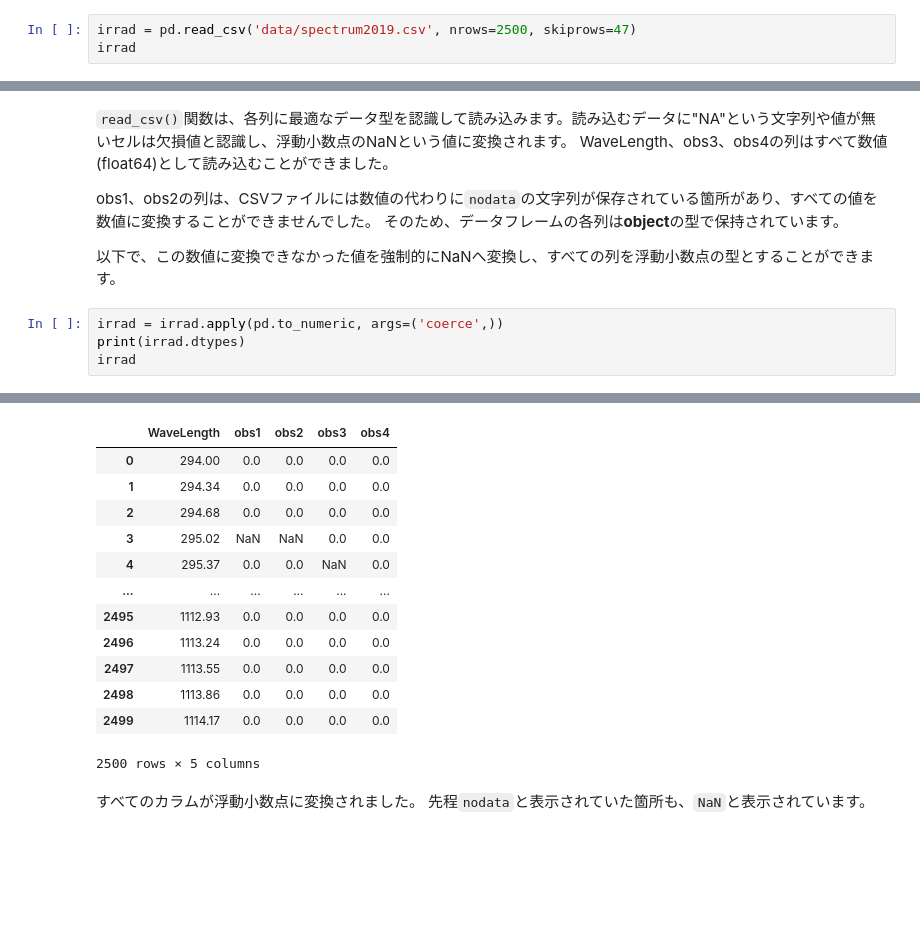
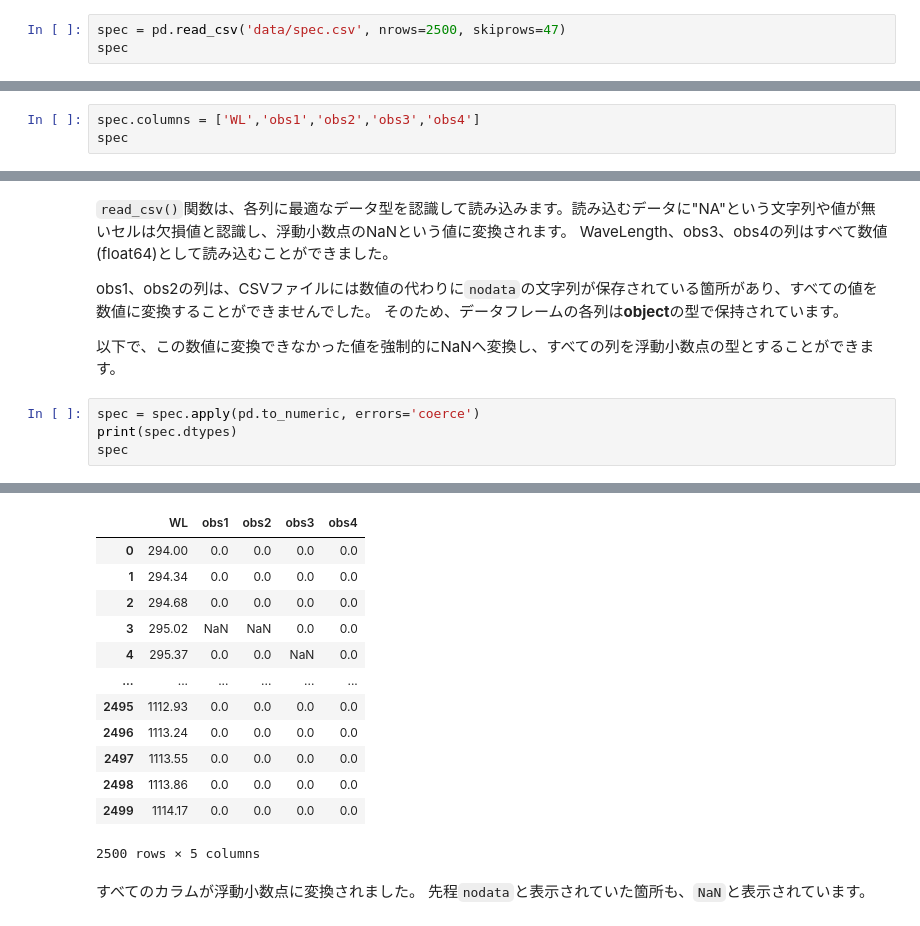
Before and after one commit to amano-takahisa/rs_with_python, a Jupyter notebook: source/handson/plot_hyperspectral.ipynb, the cells around one changed output, grey strips where cells are left out. Drawn from its saved outputs; the diff is of its cells as text; blank space fills up the shorter version.

```diff
--- a/source/handson/plot_hyperspectral.ipynb
+++ b/source/handson/plot_hyperspectral.ipynb
@@ -59,8 +59,8 @@ pandas.core.frame.DataFrame
 
 今回はメタデータ部分を飛ばして、かつ2,547行目までの放射照度の値のみを読み込んだデータフレームを作成します。
 # %%
-irrad = pd.read_csv('data/spectrum2019.csv', nrows=2500, skiprows=47)
-irrad
+spec = pd.read_csv('data/spec.csv', nrows=2500, skiprows=47)
+spec
 # %% [output]
 |  | Wavelength[nm] | Spectral Irradiance[W/m^2/nm] | Spectral Irradiance[W/m^2/nm].1 | Spectral Irradiance[W/m^2/nm].2 | ... |
 | 0 | 294.00 | 0 | 0 | 0.0 | ... |
@@ -106,0 +100,3 @@ irrad
+# %%
+spec.columns = ['WL','obs1','obs2','obs3','obs4']
+spec
@@ -128,7 +138,7 @@ obs1、obs2の列は、CSVファイルには数値の代わりに`nodata`の文
 
 以下で、この数値に変換できなかった値を強制的にNaNへ変換し、すべての列を浮動小数点の型とすることができます。
 # %%
-irrad = irrad.apply(pd.to_numeric, args=('coerce',))
-print(irrad.dtypes)
-irrad
+spec = spec.apply(pd.to_numeric, errors='coerce')
+print(spec.dtypes)
+spec
 # %% [output]
@@ -140,5 +150,5 @@ obs4          float64
 dtype: object
-|  | WaveLength | obs1 | obs2 | obs3 | obs4 |
+|  | WL | obs1 | obs2 | obs3 | obs4 |
 | 0 | 294.00 | 0.0 | 0.0 | 0.0 | 0.0 |
 | 1 | 294.34 | 0.0 | 0.0 | 0.0 | 0.0 |
 | 2 | 294.68 | 0.0 | 0.0 | 0.0 | 0.0 |
```
Also changed, not shown: parts of 44 cells of this notebook, 8 other files.
